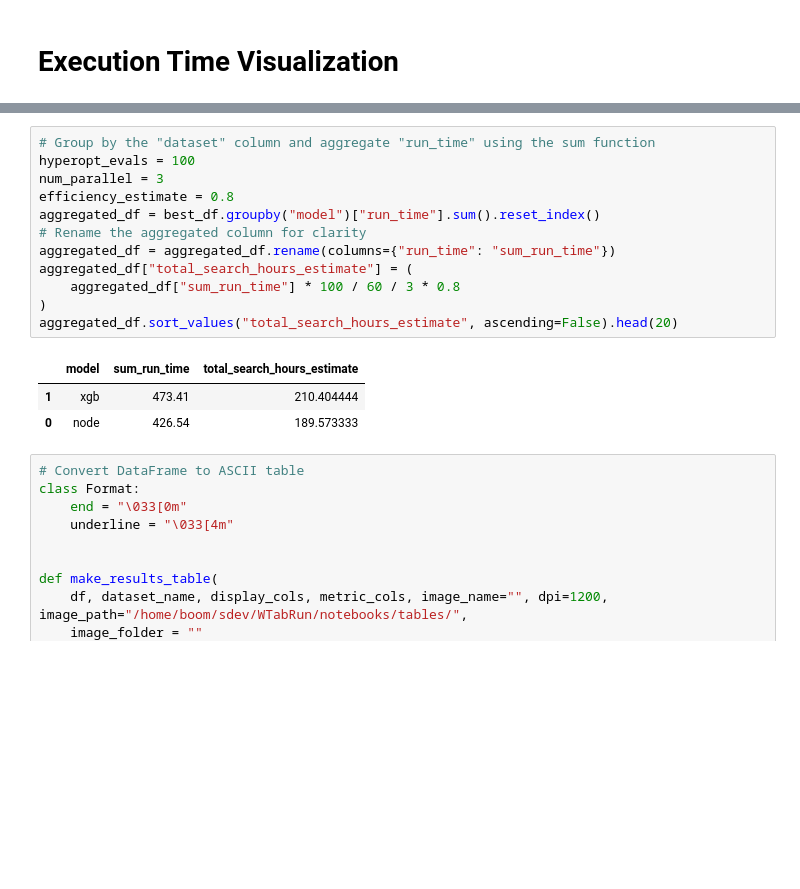
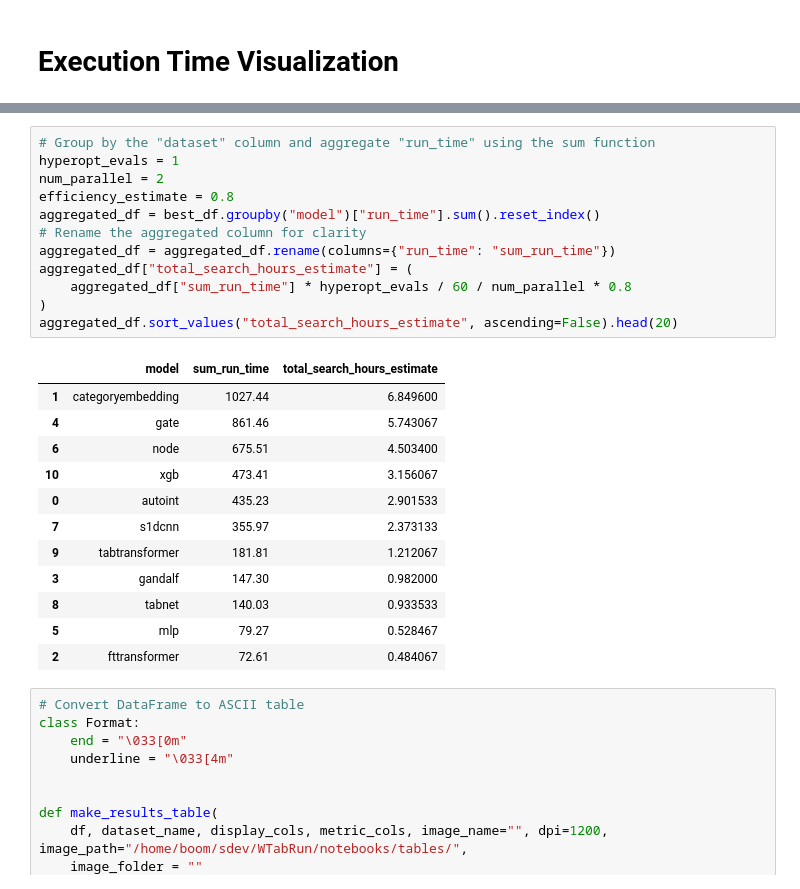
Before and after one commit to mdicio/AutoDeep, a Jupyter notebook: notebooks/ResultsExplorationBookFinal.ipynb, the cells around one changed output, grey strips where cells are left out. Drawn from its saved outputs; the diff is of its cells as text; blank space fills up the shorter version.

```diff
--- a/notebooks/ResultsExplorationBookFinal.ipynb
+++ b/notebooks/ResultsExplorationBookFinal.ipynb
@@ -181,19 +202,28 @@ Name: count, dtype: int64
 # %%
 # Group by the "dataset" column and aggregate "run_time" using the sum function
-hyperopt_evals = 100
-num_parallel = 3
+hyperopt_evals = 1
+num_parallel = 2
 efficiency_estimate = 0.8
 aggregated_df = best_df.groupby("model")["run_time"].sum().reset_index()
 # Rename the aggregated column for clarity
 aggregated_df = aggregated_df.rename(columns={"run_time": "sum_run_time"})
 aggregated_df["total_search_hours_estimate"] = (
-    aggregated_df["sum_run_time"] * 100 / 60 / 3 * 0.8
+    aggregated_df["sum_run_time"] * hyperopt_evals / 60 / num_parallel * 0.8
 )
 aggregated_df.sort_values("total_search_hours_estimate", ascending=False).head(20)
 # %% [output]
 |  | model | sum_run_time | total_search_hours_estimate |
-| 1 | xgb | 473.41 | 210.404444 |
-| 0 | node | 426.54 | 189.573333 |
+| 1 | categoryembedding | 1027.44 | 6.849600 |
+| 4 | gate | 861.46 | 5.743067 |
+| 6 | node | 675.51 | 4.503400 |
+| 10 | xgb | 473.41 | 3.156067 |
+| 0 | autoint | 435.23 | 2.901533 |
+| 7 | s1dcnn | 355.97 | 2.373133 |
+| 9 | tabtransformer | 181.81 | 1.212067 |
+| 3 | gandalf | 147.30 | 0.982000 |
+| 8 | tabnet | 140.03 | 0.933533 |
+| 5 | mlp | 79.27 | 0.528467 |
+| 2 | fttransformer | 72.61 | 0.484067 |
 # %%
 # Convert DataFrame to ASCII table
 class Format:
```
Also changed, not shown: parts of 15 cells of this notebook, 24 other files.
